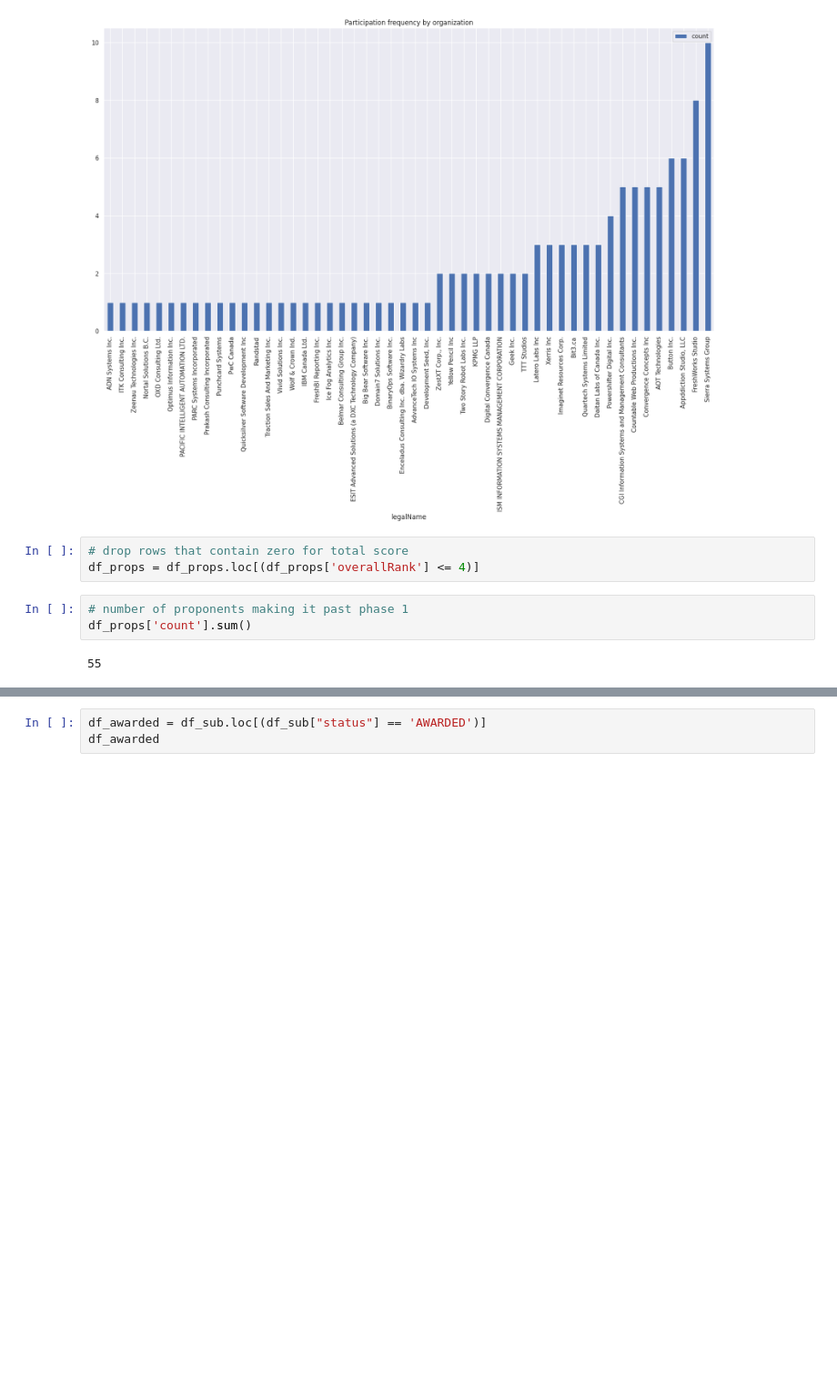
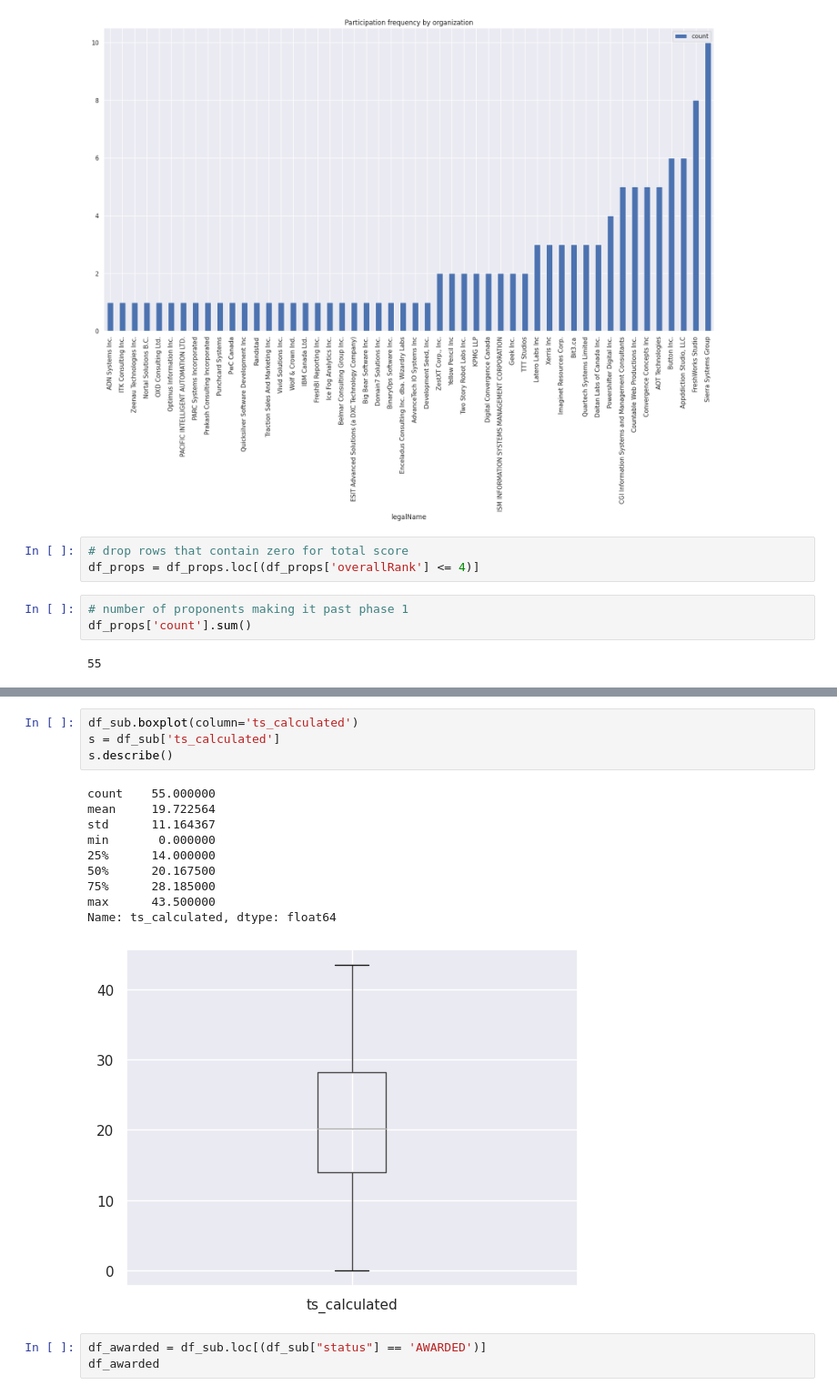
Before and after one commit to bdolor/sec-prediction, a Jupyter notebook: swu.ipynb, the cells around one changed output, grey strips where cells are left out. Shown at 91% size. Drawn from its saved outputs; the diff is of its cells as text; blank space fills up the shorter version.

```diff
--- a/swu.ipynb
+++ b/swu.ipynb
@@ -295,3 +310,18 @@ df_agg
+# %%
+df_sub.boxplot(column='ts_calculated')
+s = df_sub['ts_calculated']
+s.describe()
+# %% [output]
+count    55.000000
+mean     19.722564
+std      11.164367
+min       0.000000
+25%      14.000000
+50%      20.167500
+75%      28.185000
+max      43.500000
+Name: ts_calculated, dtype: float64
+[figure, added]
 # %%
 df_awarded = df_sub.loc[(df_sub["status"] == 'AWARDED')]
 df_awarded
```
Also changed, not shown: parts of 11 cells of this notebook, 3 other files.
